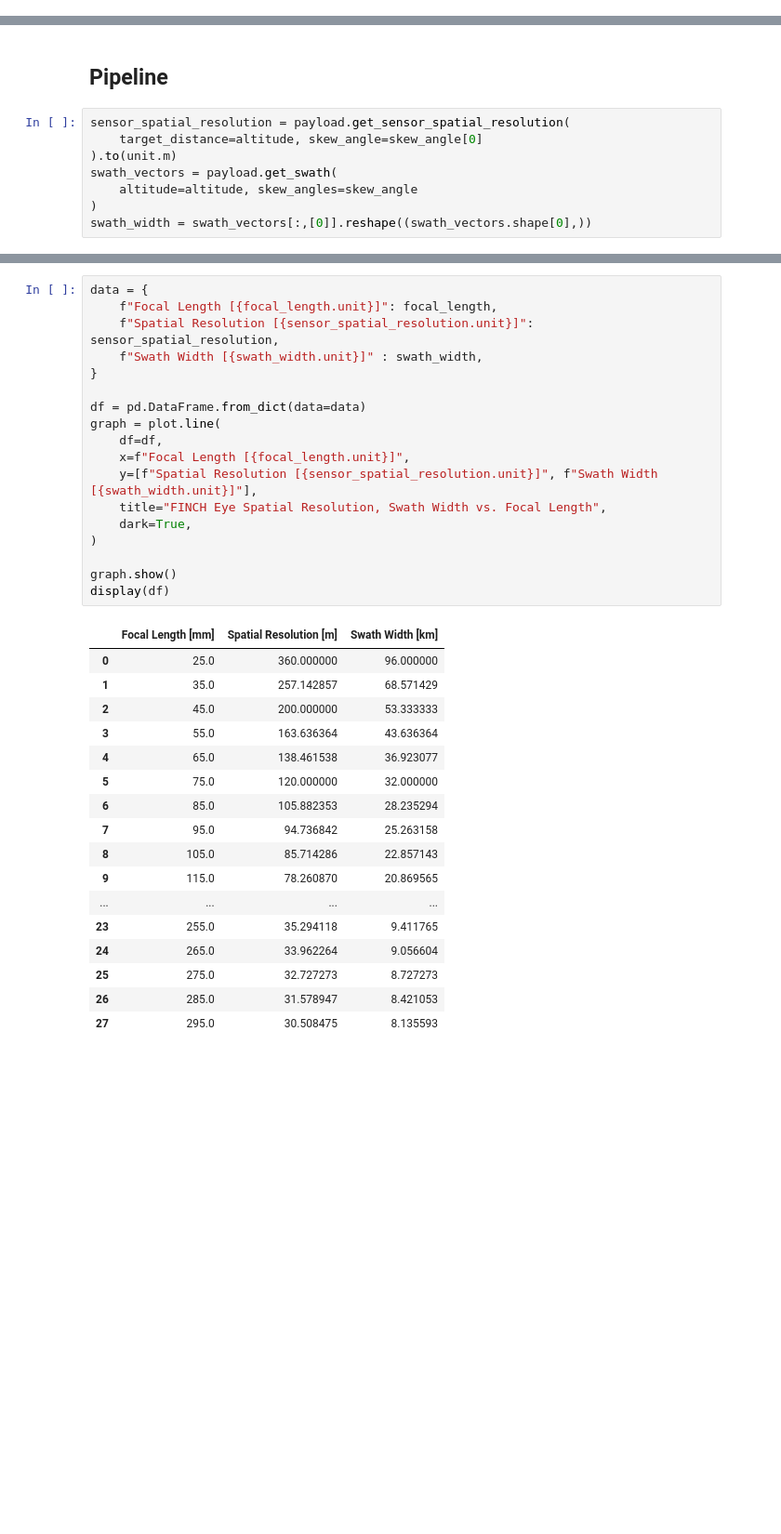
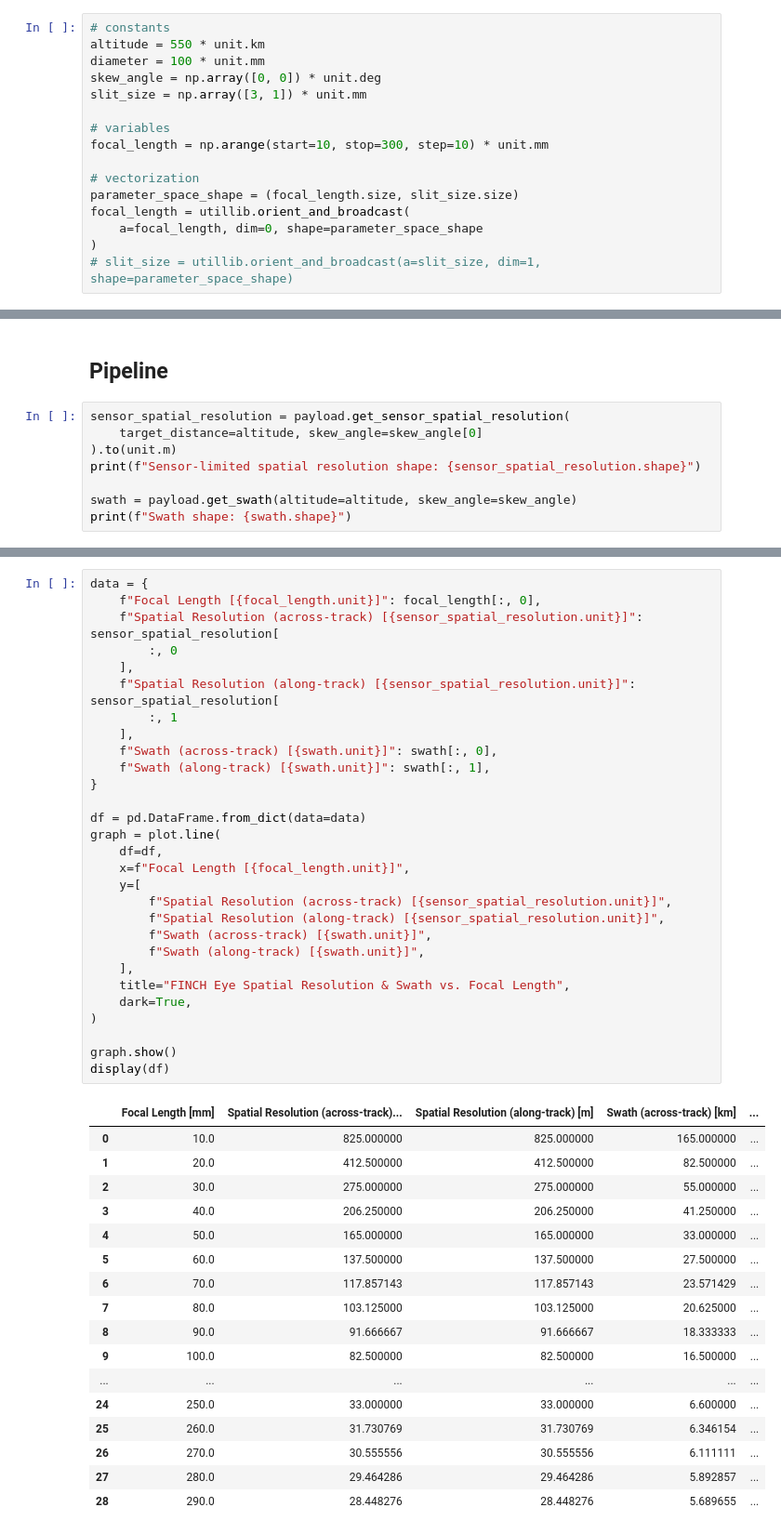
Before and after one commit to utat-ss/architect, a Jupyter notebook: notebooks/spatialresolution_&_swath_vs_focallength_trade.ipynb, the cells around one changed output, grey strips where cells are left out. Shown at 93% size. Saved outputs shown, nothing was run; the diff lists cells and outputs as text; blank space fills up the shorter version.

Commit message:
Clean up, add Quantity preservation, add across and along-track metrics

```diff
--- a/notebooks/spatial_resolution_vs_swath_trade.ipynb
+++ b/notebooks/spatialresolution_&_swath_vs_focallength_trade.ipynb
@@ -24,0 +20,16 @@ slit = components.masks.RectSlit(size=slit_size)
+# %%
+# constants
+altitude = 550 * unit.km
+diameter = 100 * unit.mm
+skew_angle = np.array([0, 0]) * unit.deg
+slit_size = np.array([3, 1]) * unit.mm
+
+# variables
+focal_length = np.arange(start=10, stop=300, step=10) * unit.mm
+
+# vectorization
+parameter_space_shape = (focal_length.size, slit_size.size)
+focal_length = utillib.orient_and_broadcast(
+    a=focal_length, dim=0, shape=parameter_space_shape
+)
+# slit_size = utillib.orient_and_broadcast(a=slit_size, dim=1, shape=parameter_space_shape)
@@ -34,7 +51,7 @@ payload = systems.HyperspectralImager(sensor=sensor, foreoptic=foreoptic, slit=s
 sensor_spatial_resolution = payload.get_sensor_spatial_resolution(
     target_distance=altitude, skew_angle=skew_angle[0]
 ).to(unit.m)
-swath_vectors = payload.get_swath(
-    altitude=altitude, skew_angles=skew_angle
-)
-swath_width = swath_vectors[:,[0]].reshape((swath_vectors.shape[0],))
+print(f"Sensor-limited spatial resolution shape: {sensor_spatial_resolution.shape}")
+
+swath = payload.get_swath(altitude=altitude, skew_angle=skew_angle)
+print(f"Swath shape: {swath.shape}")
@@ -41,36 +63,47 @@ swath_width = swath_vectors[:,[0]].reshape((swath_vectors.shape[0],))
 # %%
 data = {
-    f"Focal Length [{focal_length.unit}]": focal_length,
-    f"Spatial Resolution [{sensor_spatial_resolution.unit}]": sensor_spatial_resolution,
-    f"Swath Width [{swath_width.unit}]" : swath_width,
+    f"Focal Length [{focal_length.unit}]": focal_length[:, 0],
+    f"Spatial Resolution (across-track) [{sensor_spatial_resolution.unit}]": sensor_spatial_resolution[
+        :, 0
+    ],
+    f"Spatial Resolution (along-track) [{sensor_spatial_resolution.unit}]": sensor_spatial_resolution[
+        :, 1
+    ],
+    f"Swath (across-track) [{swath.unit}]": swath[:, 0],
+    f"Swath (along-track) [{swath.unit}]": swath[:, 1],
 }
 
 df = pd.DataFrame.from_dict(data=data)
 graph = plot.line(
     df=df,
     x=f"Focal Length [{focal_length.unit}]",
-    y=[f"Spatial Resolution [{sensor_spatial_resolution.unit}]", f"Swath Width [{swath_width.unit}]"],
-    title="FINCH Eye Spatial Resolution, Swath Width vs. Focal Length",
+    y=[
+        f"Spatial Resolution (across-track) [{sensor_spatial_resolution.unit}]",
+        f"Spatial Resolution (along-track) [{sensor_spatial_resolution.unit}]",
+        f"Swath (across-track) [{swath.unit}]",
+        f"Swath (along-track) [{swath.unit}]",
+    ],
+    title="FINCH Eye Spatial Resolution & Swath vs. Focal Length",
     dark=True,
 )
 
 graph.show()
 display(df)
 # %% [output]
-|  | Focal Length [mm] | Spatial Resolution [m] | Swath Width [km] |
-| 0 | 25.0 | 360.000000 | 96.000000 |
-| 1 | 35.0 | 257.142857 | 68.571429 |
-| 2 | 45.0 | 200.000000 | 53.333333 |
-| 3 | 55.0 | 163.636364 | 43.636364 |
-| 4 | 65.0 | 138.461538 | 36.923077 |
-| 5 | 75.0 | 120.000000 | 32.000000 |
-| 6 | 85.0 | 105.882353 | 28.235294 |
-| 7 | 95.0 | 94.736842 | 25.263158 |
-| 8 | 105.0 | 85.714286 | 22.857143 |
-| 9 | 115.0 | 78.260870 | 20.869565 |
-| ... | ... | ... | ... |
-| 23 | 255.0 | 35.294118 | 9.411765 |
-| 24 | 265.0 | 33.962264 | 9.056604 |
-| 25 | 275.0 | 32.727273 | 8.727273 |
-| 26 | 285.0 | 31.578947 | 8.421053 |
-| 27 | 295.0 | 30.508475 | 8.135593 |
+|  | Focal Length [mm] | Spatial Resolution (across-track)... | Spatial Resolution (along-track) [m] | Swath (across-track) [km] | ... |
+| 0 | 10.0 | 825.000000 | 825.000000 | 165.000000 | ... |
+| 1 | 20.0 | 412.500000 | 412.500000 | 82.500000 | ... |
+| 2 | 30.0 | 275.000000 | 275.000000 | 55.000000 | ... |
+| 3 | 40.0 | 206.250000 | 206.250000 | 41.250000 | ... |
+| 4 | 50.0 | 165.000000 | 165.000000 | 33.000000 | ... |
+| 5 | 60.0 | 137.500000 | 137.500000 | 27.500000 | ... |
+| 6 | 70.0 | 117.857143 | 117.857143 | 23.571429 | ... |
+| 7 | 80.0 | 103.125000 | 103.125000 | 20.625000 | ... |
+| 8 | 90.0 | 91.666667 | 91.666667 | 18.333333 | ... |
+| 9 | 100.0 | 82.500000 | 82.500000 | 16.500000 | ... |
+| ... | ... | ... | ... | ... | ... |
+| 24 | 250.0 | 33.000000 | 33.000000 | 6.600000 | ... |
+| 25 | 260.0 | 31.730769 | 31.730769 | 6.346154 | ... |
+| 26 | 270.0 | 30.555556 | 30.555556 | 6.111111 | ... |
+| 27 | 280.0 | 29.464286 | 29.464286 | 5.892857 | ... |
+| 28 | 290.0 | 28.448276 | 28.448276 | 5.689655 | ... |
```
Also changed, not shown: parts of 10 cells of this notebook, 2 other files.
